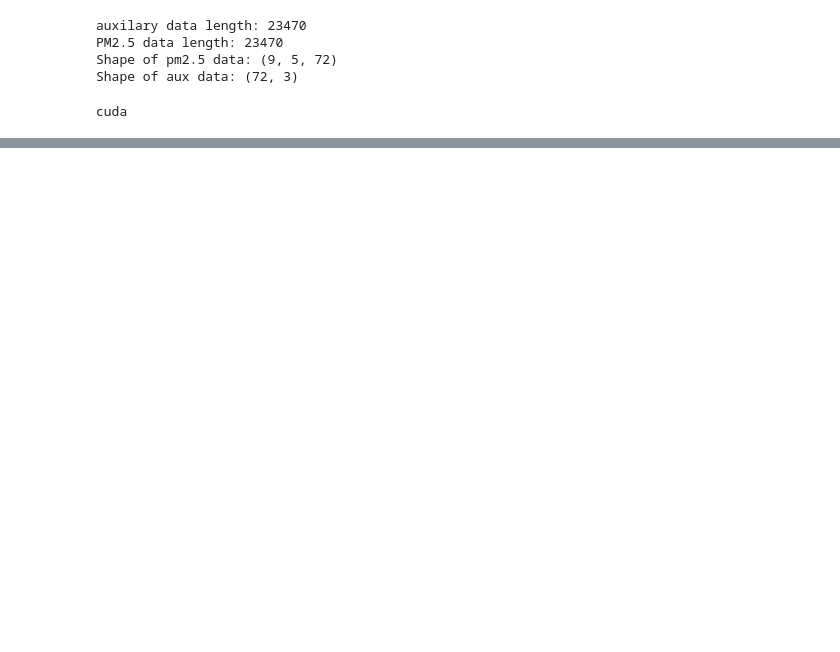
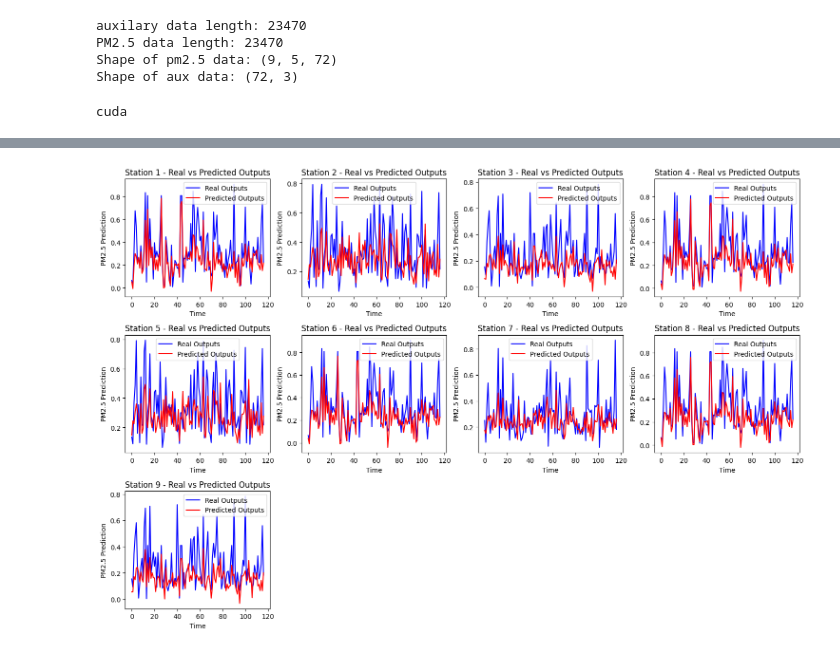
Before and after one commit to phatemek/Air-Pollution-Research, a Jupyter notebook: PM2.5 main.ipynb, the cells around one changed output, grey strips where cells are left out. Saved outputs shown, nothing was run; the diff lists cells and outputs as text; code cells hidden in the pictures; blank space fills up the shorter version.

Commit message:
add daily prediction

```diff
--- a/PM2.5 main.ipynb
+++ b/PM2.5 main.ipynb
@@ -502,0 +631,7 @@ for station_idx in range(9):
+# %%
+r2_scores = model.calculate_r2_score(test_loader)
+
+for i, r2 in enumerate(r2_scores):
+    print(f'R² for station {i+1}: {r2:.4f}')
+
+print(f'Mean of R² scores: {sum(r2_scores)/len(r2_scores):.4f}')
@@ -502,0 +660,39 @@ for station_idx in range(9):
+# %%
+model.eval()
+
+real_outputs = []
+predicted_outputs = []
+
+with torch.no_grad():
+    for inputs, aux_inputs, targets in val_loader:
+        inputs, aux_inputs, targets = inputs.to(device), aux_inputs.to(device), targets.to(device)
+        preds = model(inputs, aux_inputs)
+
+        preds = preds.view(-1, 9, 1)
+
+        real_outputs.append(targets.cpu().numpy())
+        predicted_outputs.append(preds.cpu().numpy())
+
+real_outputs = np.concatenate(real_outputs, axis=0)
+predicted_outputs = np.concatenate(predicted_outputs, axis=0)
+
+
+fig, axes = plt.subplots(3, 4, figsize=(15, 10))
+axes = axes.ravel()
+
+for station_idx in range(9):
+    ax = axes[station_idx]  # Select the current axis
+    ax.plot(real_outputs[:, station_idx, 0], label='Real Outputs', color='blue')
+    ax.plot(predicted_outputs[:, station_idx, 0], label='Predicted Outputs', color='red')
+    ax.set_title(f'Station {station_idx+1} - Real vs Predicted Outputs')
+    ax.set_xlabel('Time')
+    ax.set_ylabel('PM2.5 Prediction')
+    ax.legend()
+
+for i in range(9, 12):
+    fig.delaxes(axes[i])
+
+plt.tight_layout()
+plt.show()
+# %% [output]
+[figure, added]
```
Also changed, not shown: parts of 30 cells of this notebook.
